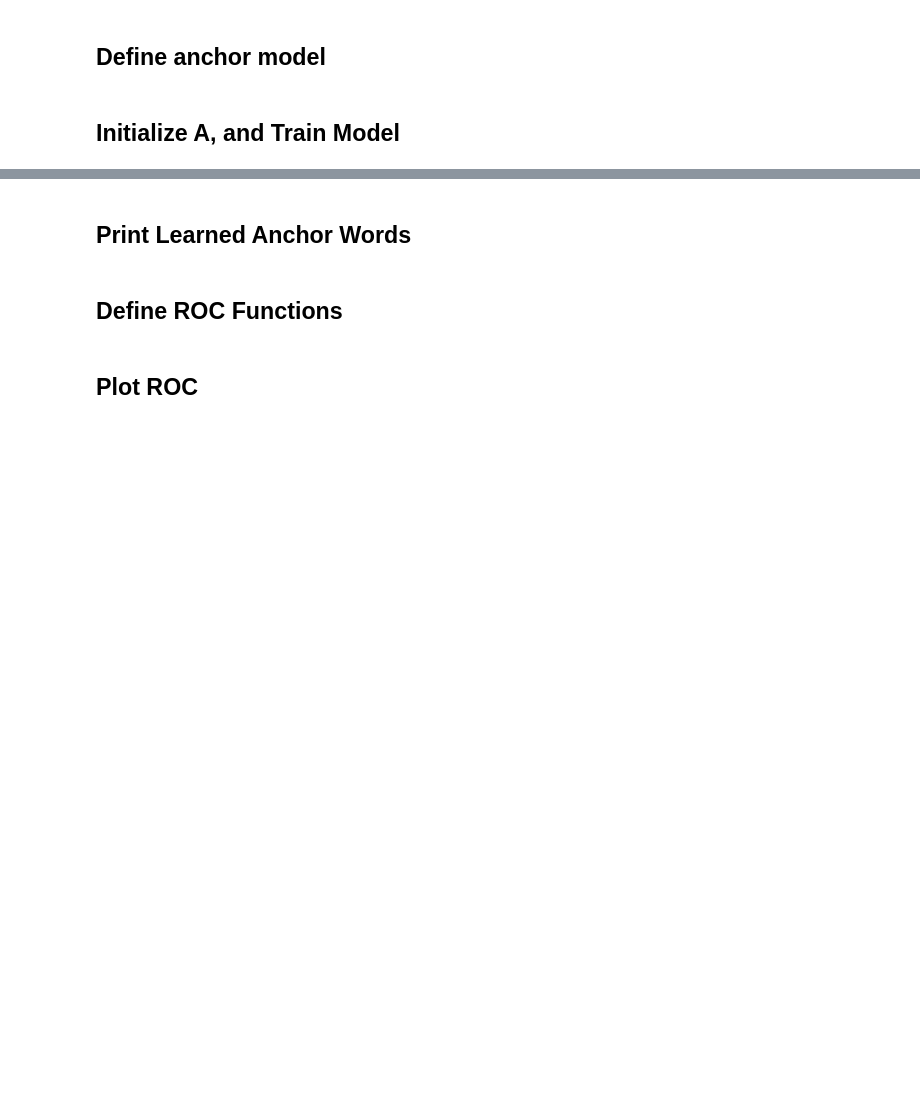
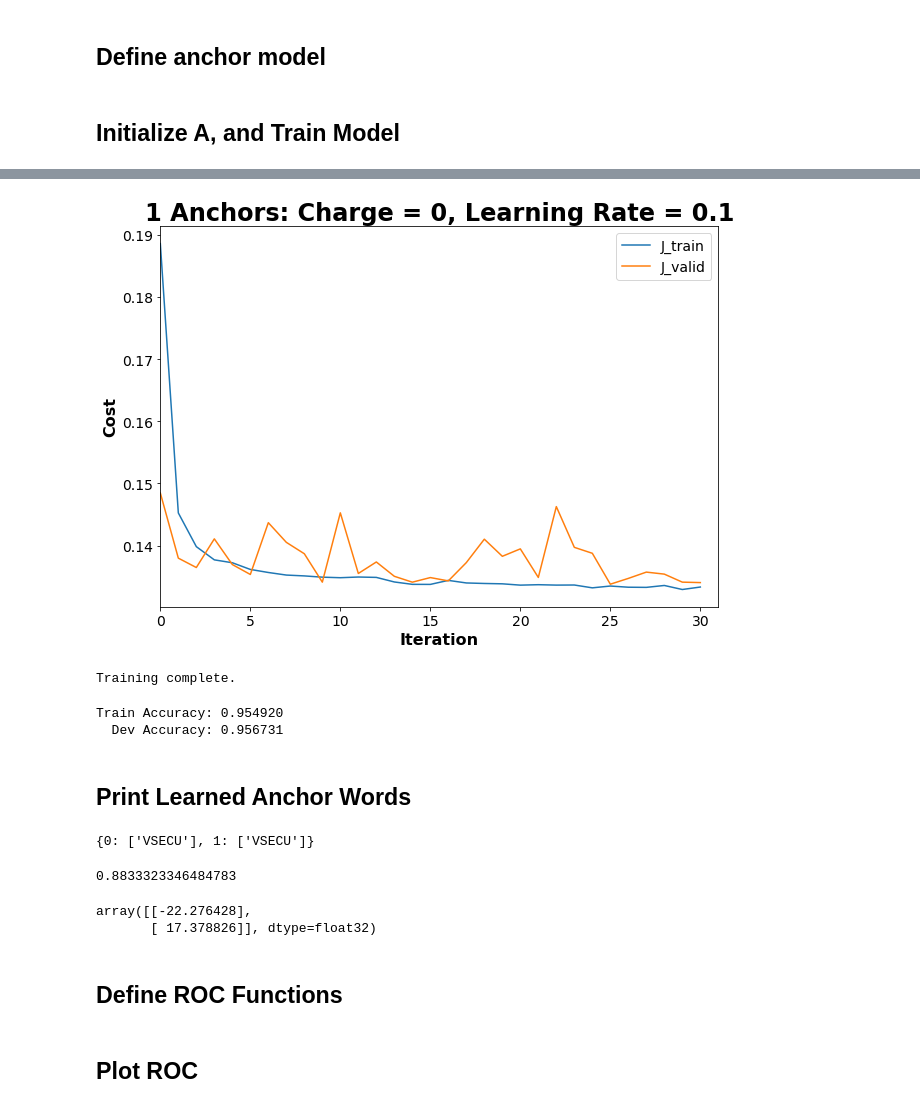
Before and after one commit to chrismbryant/anchor-vector-optimization, a Jupyter notebook: anchors_w2v.ipynb, the cells around one changed output, grey strips where cells are left out. Cells and saved outputs as stored; diff of their text form; code cells hidden in the pictures; blank space fills up the shorter version.

```diff
--- a/anchors_w2v.ipynb
+++ b/anchors_w2v.ipynb
@@ -374,7 +374,7 @@ result = model(X_train,
                Y_valid,
                A_init = None,
                learn_A = True,
-               p = 5,
+               p = 1,
                q = 0,
                learning_rate = 0.1, # 0.001
                num_epochs = 31,
@@ -386,3 +388,5 @@ Cost after epoch 10: 0.113782 (time elapsed = 50.827546 s)
+[figure, added]
+Training complete.
 # %%
 params, H_train, H_valid, J_train, J_valid = result
 acc_train = sum(np.argmax(H_train, axis = 0) == np.argmax(Y_train, axis = 0))/Y_train.shape[1]
@@ -390,6 +394,9 @@ acc_valid = sum(np.argmax(H_valid, axis = 0) == np.argmax(Y_valid, axis = 0))/Y_
 
 print("Train Accuracy: %f" % acc_train)
 print("  Dev Accuracy: %f" % acc_valid)
+# %% [output]
+Train Accuracy: 0.954920
+  Dev Accuracy: 0.956731
 # %% [markdown]
 ## Print Learned Anchor Words
 # %%
@@ -409,8 +416,17 @@ def get_nearest_words(A_matrix):
 
 learned_A_words = get_nearest_words(params["A"])
 learned_A_words
+# %% [output]
+{0: ['VSECU'], 1: ['VSECU']}
+# %%
+w2v_model.distance("Marriott", "VSECU")
+# %% [output]
+0.8833323346484783
 # %%
 params["w"]
+# %% [output]
+array([[-22.276428],
+       [ 17.378826]], dtype=float32)
 # %% [markdown]
 ## Define ROC Functions
 # %%
```
Also changed, not shown: parts of 4 cells of this notebook, 2 other files.
